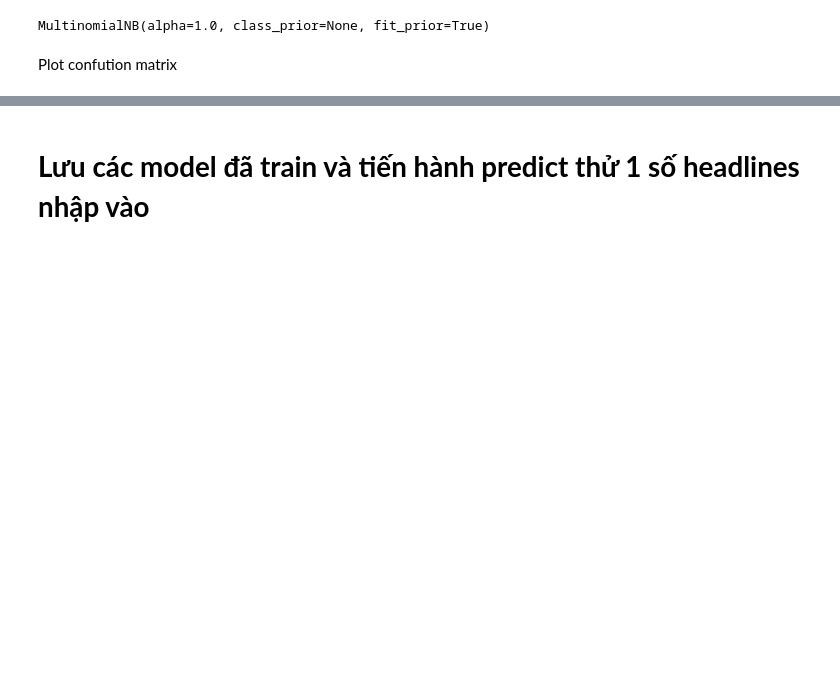
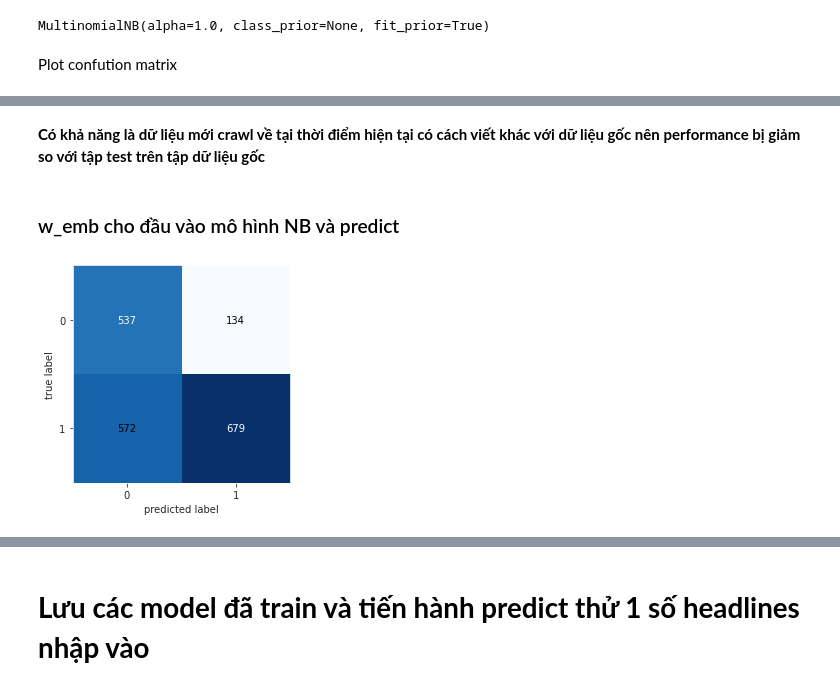
Before and after one commit to ndvinh98/CS114.K21-Machine-Learning, a Jupyter notebook: Report_Case_Study_1.ipynb, the cells around one changed output, grey strips where cells are left out. Saved outputs shown, nothing was run; the diff lists cells and outputs as text; code cells hidden in the pictures; blank space fills up the shorter version.

```diff
--- a/Report_Case_Study_1.ipynb
+++ b/Report_Case_Study_1.ipynb
@@ -410,0 +543,10 @@ weighted avg       0.82      0.82      0.82      8586
+# %% [markdown]
+**Có khả năng là dữ liệu mới crawl về tại thời điểm hiện tại có cách viết khác với dữ liệu gốc nên performance bị giảm so với tập test trên tập dữ liệu gốc**
+# %% [markdown]
+### w_emb cho đầu vào mô hình NB và predict
+# %%
+pred=np.around(Naive.predict(X))
+fig, ax = plot_confusion_matrix(conf_mat=confusion_matrix(Y,pred))
+plt.show()
+# %% [output]
+[figure, added]
```
Also changed, not shown: parts of 31 cells of this notebook.
